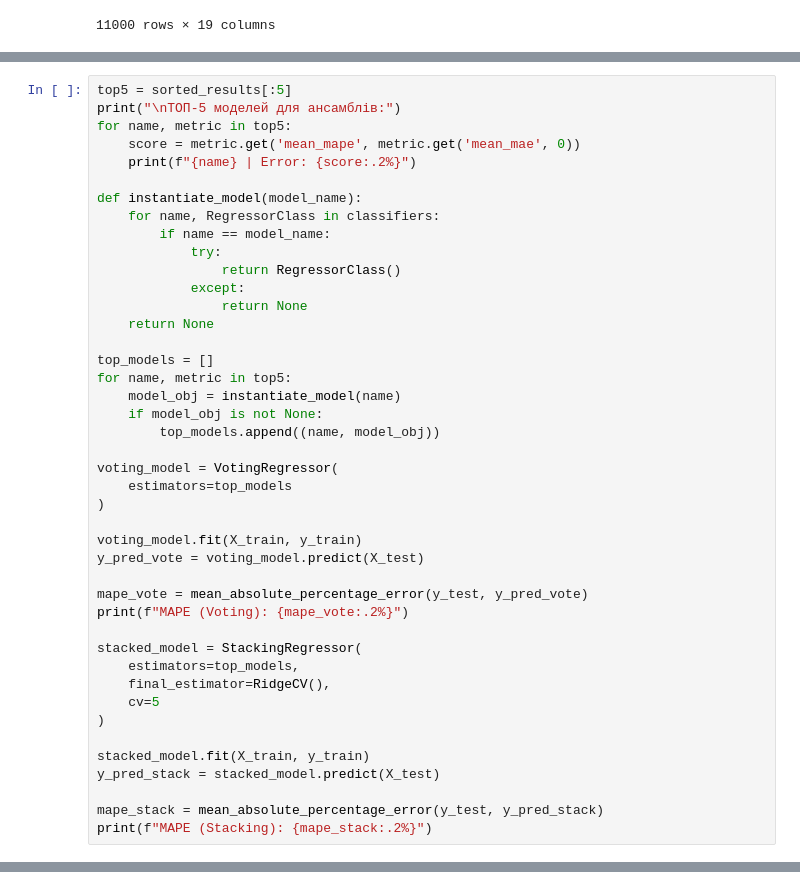
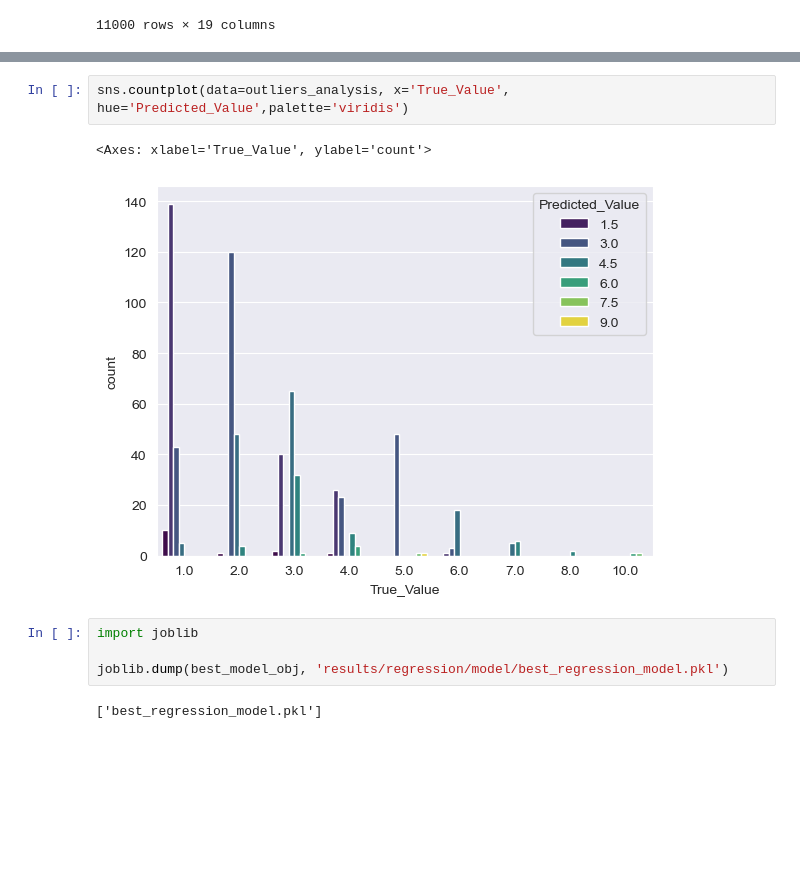
Before and after one commit to MotrukOleg/SocialEnxiety, a Jupyter notebook: model_selection_regression.ipynb, the cells around one changed output, grey strips where cells are left out. Cells and saved outputs as stored; diff of their text form; blank space fills up the shorter version.

```diff
--- a/model_selection_regression.ipynb
+++ b/model_selection_regression.ipynb
@@ -293,43 +298,0 @@ ExtraTreesRegressor: MAPE 31.54% (± 0.98%), R2 Score: 1.000
-# %%
-top5 = sorted_results[:5]
-print("\nТОП-5 моделей для ансамблів:")
-for name, metric in top5:
-    score = metric.get('mean_mape', metric.get('mean_mae', 0))
-    print(f"{name} | Error: {score:.2%}")
-
-def instantiate_model(model_name):
-    for name, RegressorClass in classifiers:
-        if name == model_name:
-            try:
-                return RegressorClass()
-            except:
-                return None
-    return None
-
-top_models = []
-for name, metric in top5:
-    model_obj = instantiate_model(name)
-    if model_obj is not None:
-        top_models.append((name, model_obj))
-
-voting_model = VotingRegressor(
-    estimators=top_models
-)
-
-voting_model.fit(X_train, y_train)
-y_pred_vote = voting_model.predict(X_test)
-
-mape_vote = mean_absolute_percentage_error(y_test, y_pred_vote)
-print(f"MAPE (Voting): {mape_vote:.2%}")
-
-stacked_model = StackingRegressor(
-    estimators=top_models,
-    final_estimator=RidgeCV(),
-    cv=5
-)
-
-stacked_model.fit(X_train, y_train)
-y_pred_stack = stacked_model.predict(X_test)
-
-mape_stack = mean_absolute_percentage_error(y_test, y_pred_stack)
-print(f"MAPE (Stacking): {mape_stack:.2%}")
@@ -1379,0 +1791,11 @@ perform_regression_error_analysis(X_test, y_test, y_test_pred, dataset_name="Tes
+# %%
+sns.countplot(data=outliers_analysis, x='True_Value', hue='Predicted_Value',palette='viridis')
+# %% [output]
+<Axes: xlabel='True_Value', ylabel='count'>
+[figure, added]
+# %%
+import joblib
+
+joblib.dump(best_model_obj, 'results/regression/model/best_regression_model.pkl')
+# %% [output]
+['best_regression_model.pkl']
```
Also changed, not shown: parts of 25 cells of this notebook, 15 other files.
